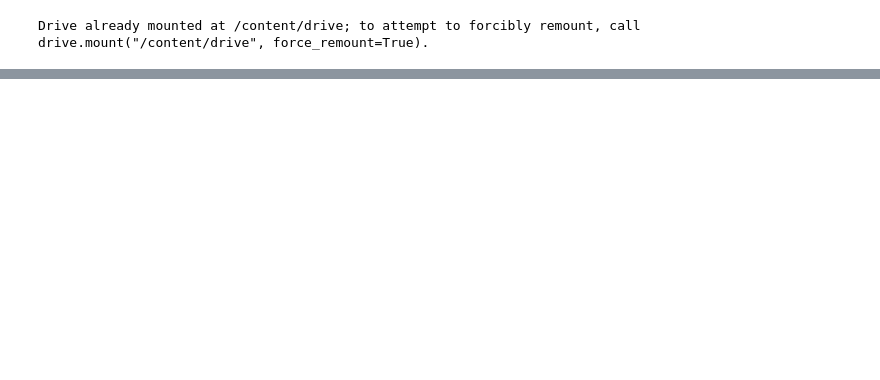
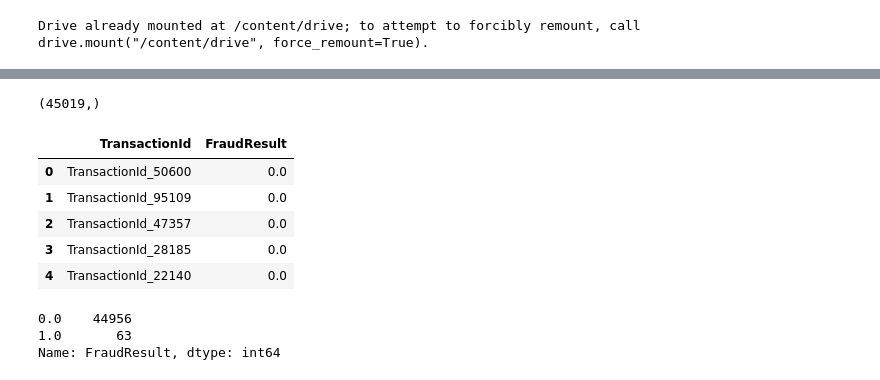
Before and after one commit to Kwazi083/Xente-Fraud-Detection-Challenge, a Jupyter notebook: Xente_Fraud_Detection_Challenge_Zindi.ipynb, the cells around one changed output, grey strips where cells are left out. Drawn from its saved outputs; the diff is of its cells as text; code cells hidden in the pictures; blank space fills up the shorter version.

```diff
--- a/Xente_Fraud_Detection_Challenge_Zindi.ipynb
+++ b/Xente_Fraud_Detection_Challenge_Zindi.ipynb
@@ -32,0 +292,3 @@ test_df.head()
+# %%
+#Setting up training and testing sets
+X_train,X_test,y_train,y_test = train_test_split(X,y,test_size=0.20, random_state=42)
@@ -32,0 +306,4 @@ test_df.head()
+# %%
+#Train the model
+random_fc = RandomForestClassifier(n_estimators = 10)
+random_fc.fit(X_train, y_train)
@@ -32,0 +318,17 @@ test_df.head()
+# %%
+rfc_pred = random_fc.predict(test_df)
+# %%
+rfc_pred.shape
+# %% [output]
+(45019,)
+# %%
+results_df = pd.DataFrame({'TransactionId':Trans_id,'FraudResult':rfc_pred})
+# %%
+results_df.head()
+# %% [output]
+|  | TransactionId | FraudResult |
+| 0 | TransactionId_50600 | 0.0 |
+| 1 | TransactionId_95109 | 0.0 |
+| 2 | TransactionId_47357 | 0.0 |
+| 3 | TransactionId_28185 | 0.0 |
+| 4 | TransactionId_22140 | 0.0 |
@@ -32,0 +337,6 @@ test_df.head()
+# %%
+results_df['FraudResult'].value_counts()
+# %% [output]
+0.0    44956
+1.0       63
+Name: FraudResult, dtype: int64
```
Also changed, not shown: parts of 45 cells of this notebook.
